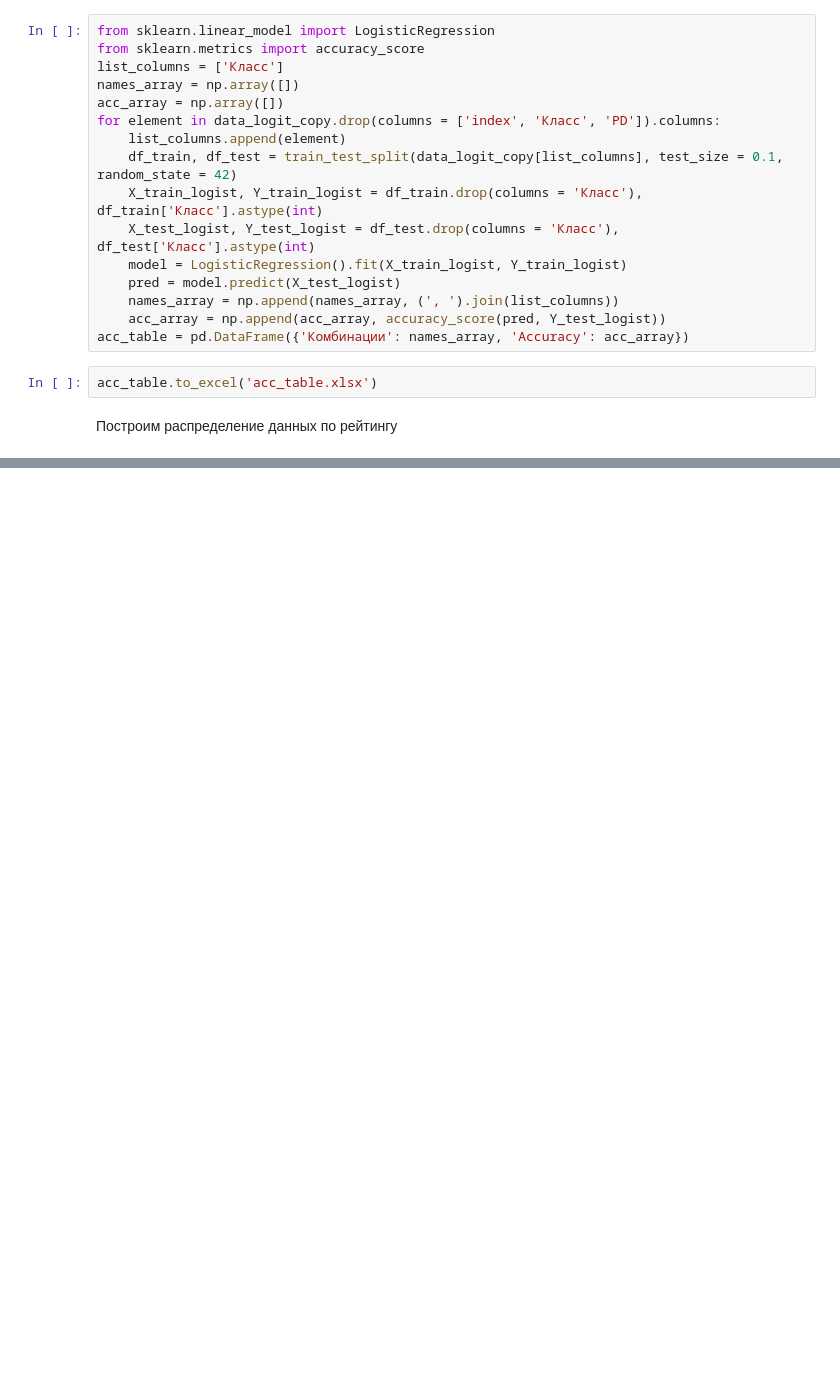
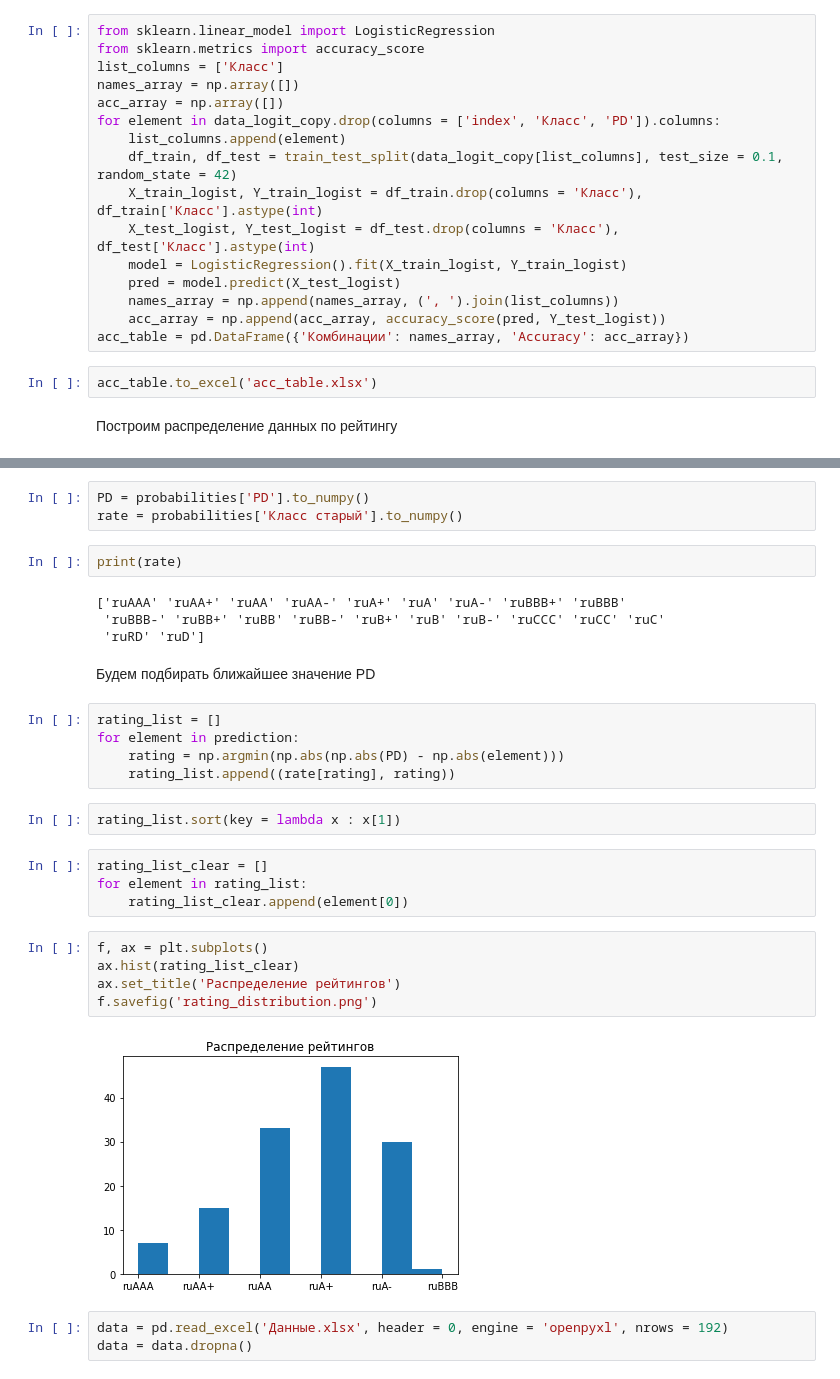
Before and after one commit to Gorlevichd/-, a Jupyter notebook: model.ipynb, the cells around one changed output, grey strips where cells are left out. Saved outputs shown, nothing was run; the diff lists cells and outputs as text; blank space fills up the shorter version.

```diff
--- a/model.ipynb
+++ b/model.ipynb
@@ -1440,0 +1436,32 @@ NameError: name 'df_train' is not defined
+# %%
+PD = probabilities['PD'].to_numpy()
+rate = probabilities['Класс старый'].to_numpy()
+# %%
+print(rate)
+# %% [output]
+['ruAAA' 'ruAA+' 'ruAA' 'ruAA-' 'ruA+' 'ruA' 'ruA-' 'ruBBB+' 'ruBBB'
+ 'ruBBB-' 'ruBB+' 'ruBB' 'ruBB-' 'ruB+' 'ruB' 'ruB-' 'ruCCC' 'ruCC' 'ruC'
+ 'ruRD' 'ruD']
+# %% [markdown]
+Будем подбирать ближайшее значение PD
+# %%
+rating_list = []
+for element in prediction:
+    rating = np.argmin(np.abs(np.abs(PD) - np.abs(element)))
+    rating_list.append((rate[rating], rating))
+# %%
+rating_list.sort(key = lambda x : x[1])
+# %%
+rating_list_clear = []
+for element in rating_list:
+    rating_list_clear.append(element[0])
+# %%
+f, ax = plt.subplots()
+ax.hist(rating_list_clear)
+ax.set_title('Распределение рейтингов')
+f.savefig('rating_distribution.png')
+# %% [output]
+[figure, added]
+# %%
+data = pd.read_excel('Данные.xlsx', header = 0, engine = 'openpyxl', nrows = 192)
+data = data.dropna()
```
Also changed, not shown: parts of 38 cells of this notebook.
